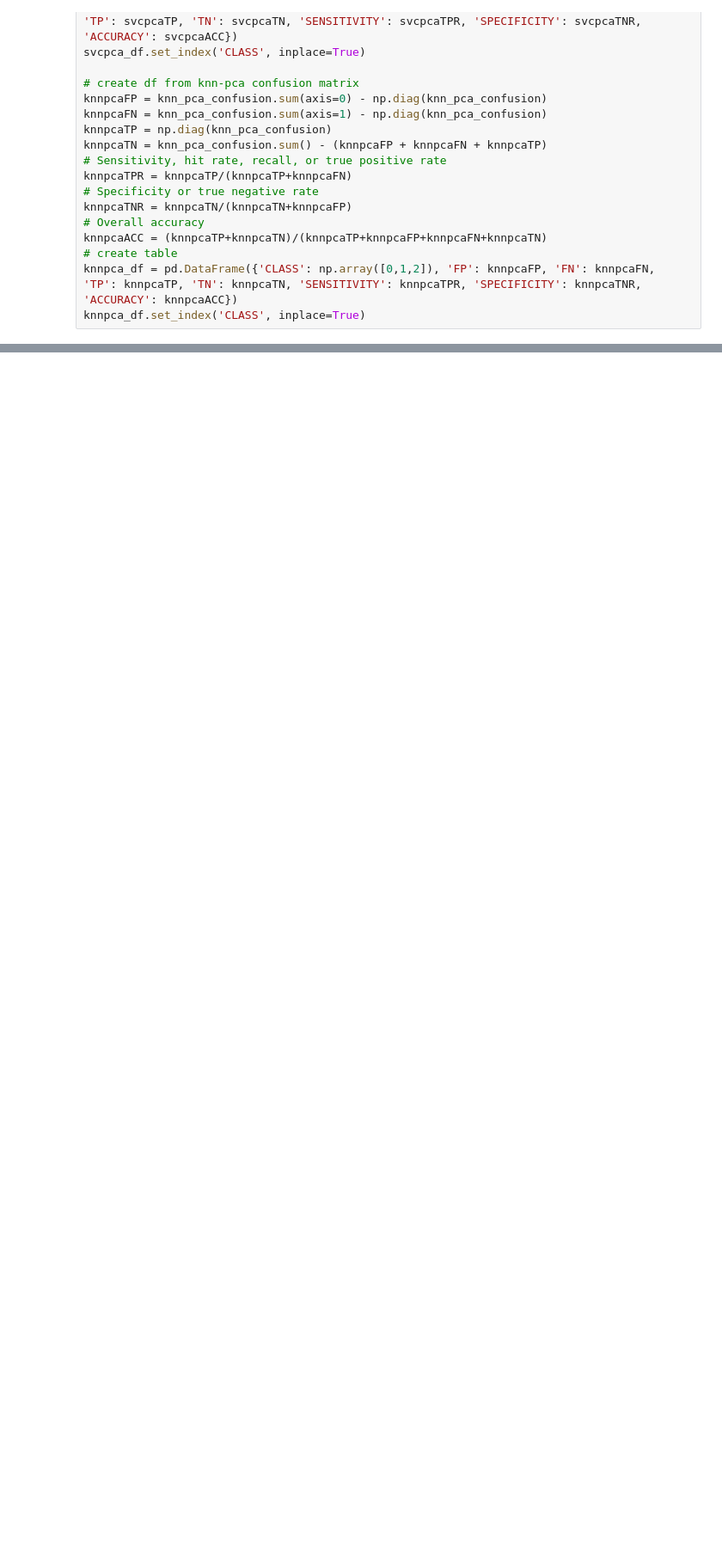
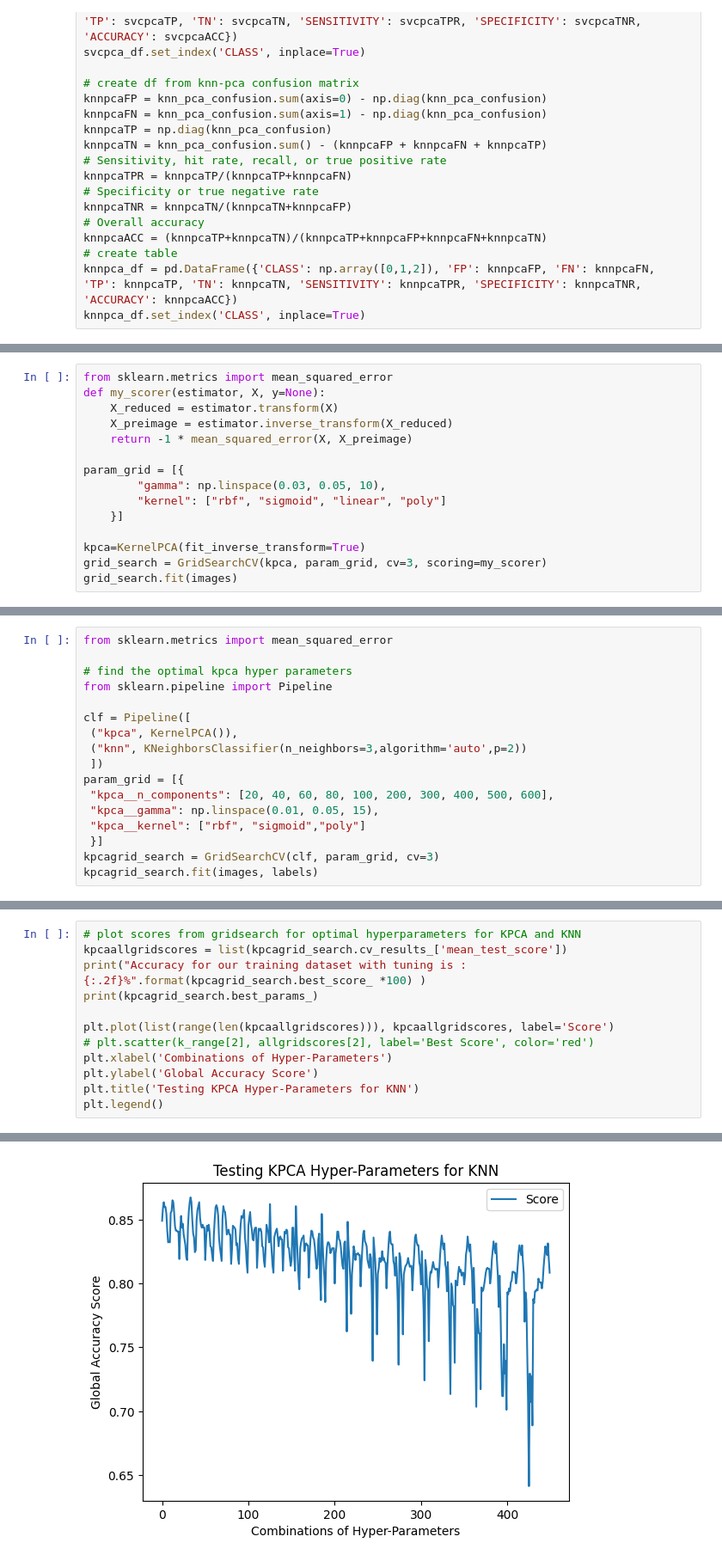
Before and after one commit to uysiri/604-finalproject, a Jupyter notebook: 604finalproject.ipynb, the cells around one changed output, grey strips where cells are left out. Shown at 86% size. Cells and saved outputs as stored; diff of their text form; blank space fills up the shorter version.

```diff
--- a/604finalproject.ipynb
+++ b/604finalproject.ipynb
@@ -282,0 +373,15 @@ knnpca_df.set_index('CLASS', inplace=True)
+# %%
+from sklearn.metrics import mean_squared_error
+def my_scorer(estimator, X, y=None):
+    X_reduced = estimator.transform(X)
+    X_preimage = estimator.inverse_transform(X_reduced)
+    return -1 * mean_squared_error(X, X_preimage)
+
+param_grid = [{
+        "gamma": np.linspace(0.03, 0.05, 10),
+        "kernel": ["rbf", "sigmoid", "linear", "poly"]
+    }]
+
+kpca=KernelPCA(fit_inverse_transform=True)
+grid_search = GridSearchCV(kpca, param_grid, cv=3, scoring=my_scorer)
+grid_search.fit(images)
@@ -282,0 +390,17 @@ knnpca_df.set_index('CLASS', inplace=True)
+# %%
+from sklearn.metrics import mean_squared_error
+
+# find the optimal kpca hyper parameters
+from sklearn.pipeline import Pipeline
+
+clf = Pipeline([
+ ("kpca", KernelPCA()),
+ ("knn", KNeighborsClassifier(n_neighbors=3,algorithm='auto',p=2))
+ ])
+param_grid = [{
+ "kpca__n_components": [20, 40, 60, 80, 100, 200, 300, 400, 500, 600],
+ "kpca__gamma": np.linspace(0.01, 0.05, 15),
+ "kpca__kernel": ["rbf", "sigmoid","poly"]
+ }]
+kpcagrid_search = GridSearchCV(clf, param_grid, cv=3)
+kpcagrid_search.fit(images, labels)
@@ -282,0 +418,13 @@ knnpca_df.set_index('CLASS', inplace=True)
+# %%
+# plot scores from gridsearch for optimal hyperparameters for KPCA and KNN
+kpcaallgridscores = list(kpcagrid_search.cv_results_['mean_test_score'])
+print("Accuracy for our training dataset with tuning is : {:.2f}%".format(kpcagrid_search.best_score_ *100) )
+print(kpcagrid_search.best_params_)
+
+plt.plot(list(range(len(kpcaallgridscores))), kpcaallgridscores, label='Score')
+# plt.scatter(k_range[2], allgridscores[2], label='Best Score', color='red')
+plt.xlabel('Combinations of Hyper-Parameters')
+plt.ylabel('Global Accuracy Score')
+plt.title('Testing KPCA Hyper-Parameters for KNN')
+plt.legend()
+# %% [output]
@@ -282,0 +434 @@ knnpca_df.set_index('CLASS', inplace=True)
+[figure, added]
```
Also changed, not shown: parts of 28 cells of this notebook.
